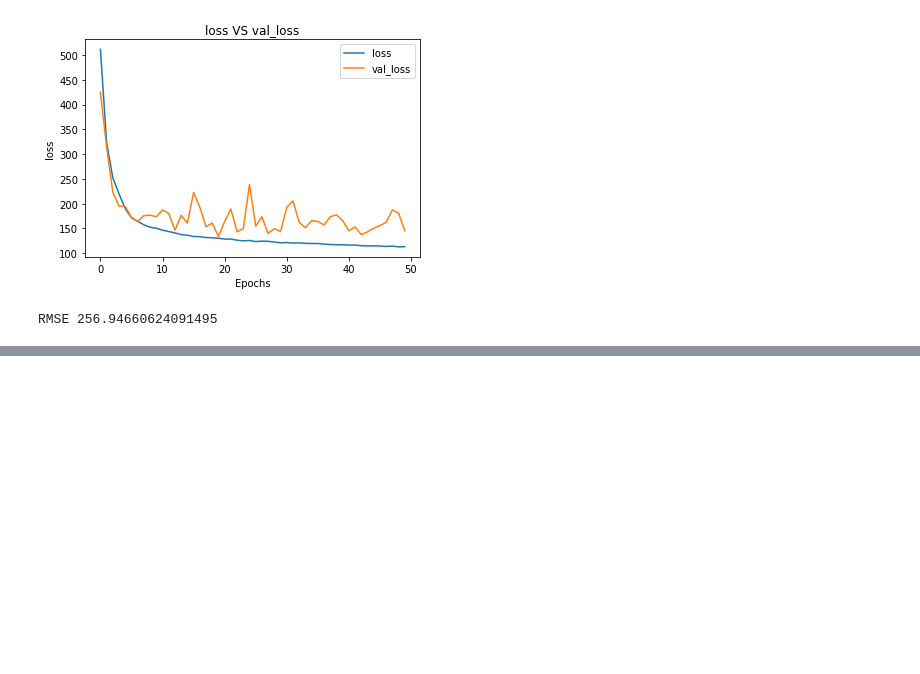
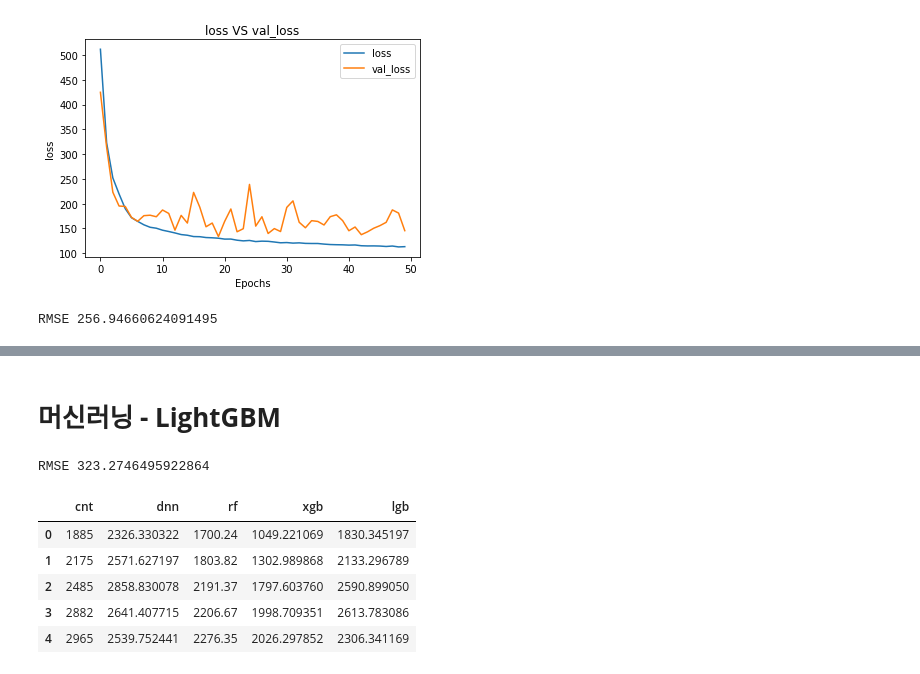
Before and after one commit to Jeong-Bin/DA-PROJECT, a Jupyter notebook: PROJECT_7 캐글_딥러닝.ipynb, the cells around one changed output, grey strips where cells are left out. Drawn from its saved outputs; the diff is of its cells as text; code cells hidden in the pictures; blank space fills up the shorter version.

Commit message:
딥러닝, 머신러닝 결과비교

```diff
--- a/PROJECT_7 캐글_딥러닝.ipynb
+++ b/PROJECT_7 캐글_딥러닝.ipynb
@@ -359,0 +387,31 @@ RMSE 256.94660624091495
+# %% [markdown]
+# **머신러닝 - LightGBM**
+# %%
+from lightgbm import LGBMRegressor
+lgb = LGBMRegressor(n_estimators=100, random_state=16)
+lgb.fit(x_train, y_train)
+lgb_result = lgb.predict(x_test)
+print('RMSE', RMSE(y_test, lgb_result))
+# %% [output]
+RMSE 323.2746495922864
+# %%
+dnn = pd.DataFrame(y_predict)
+rf = pd.DataFrame(rf_result)
+xgb = pd.DataFrame(xgb_result)
+lgb = pd.DataFrame(lgb_result)
+
+# 실제값을 compare라는 변수에 넣고 비교하기
+compare = pd.DataFrame(y_test).reset_index(drop=True)
+# 컬럼&값 추가
+compare['dnn'] = dnn
+compare['rf'] = rf
+compare['xgb'] = xgb
+compare['lgb'] = lgb
+compare.head()
+# %% [output]
+|  | cnt | dnn | rf | xgb | lgb |
+| 0 | 1885 | 2326.330322 | 1700.24 | 1049.221069 | 1830.345197 |
+| 1 | 2175 | 2571.627197 | 1803.82 | 1302.989868 | 2133.296789 |
+| 2 | 2485 | 2858.830078 | 2191.37 | 1797.603760 | 2590.899050 |
+| 3 | 2882 | 2641.407715 | 2206.67 | 1998.709351 | 2613.783086 |
+| 4 | 2965 | 2539.752441 | 2276.35 | 2026.297852 | 2306.341169 |
```
Also changed, not shown: parts of 9 cells of this notebook.
